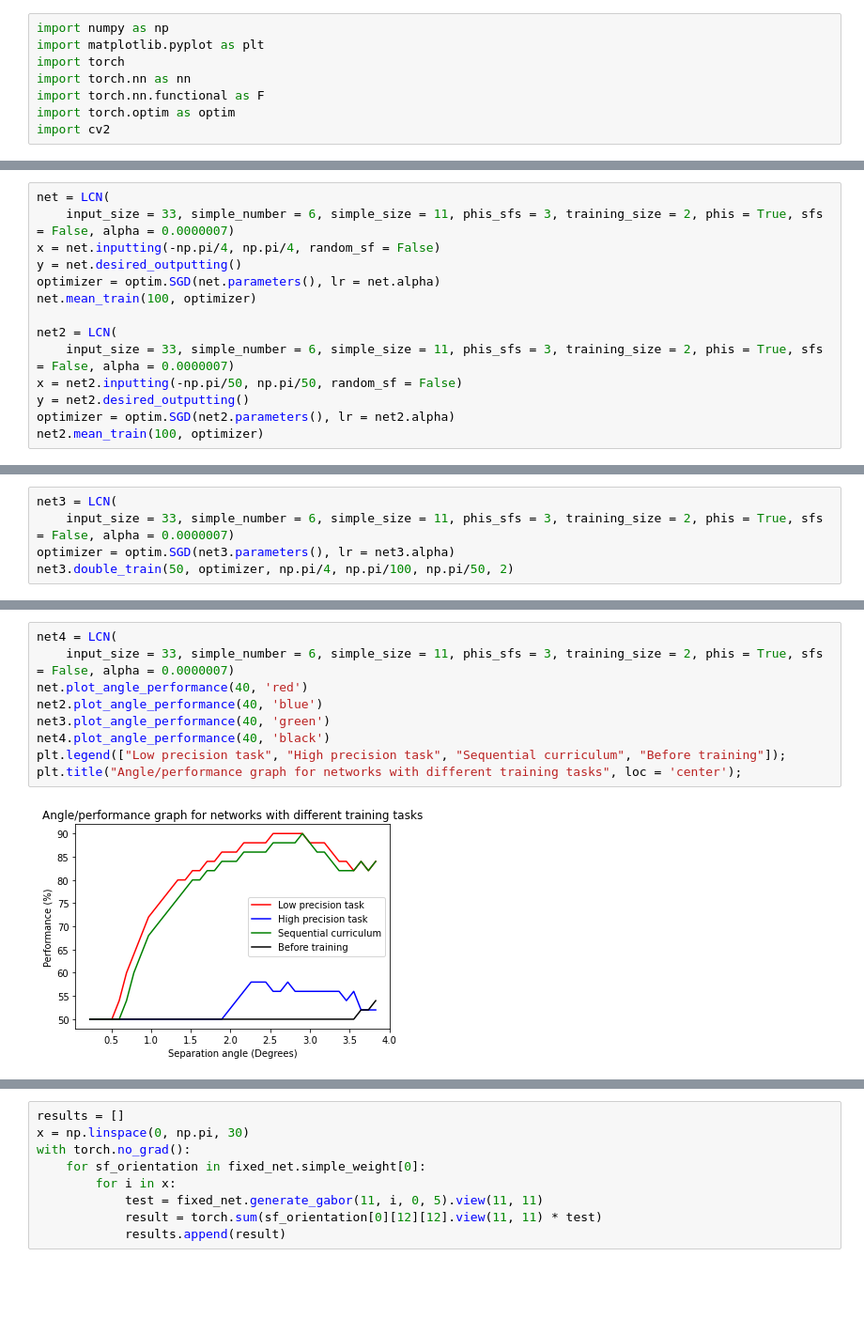
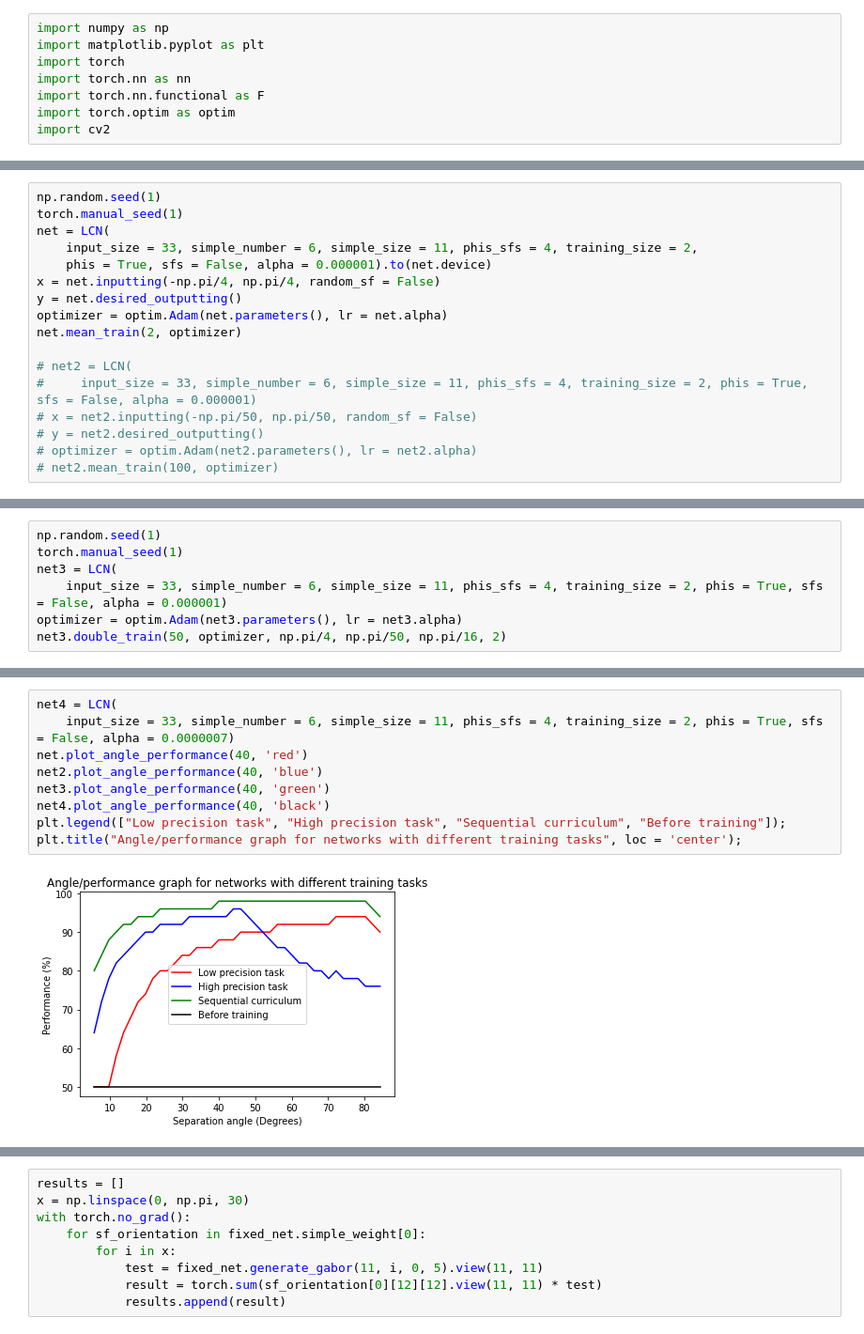
Before and after one commit to pacochow/Modelling-vpl, a Jupyter notebook: Locally_connected_network.ipynb, the cells around one changed output, grey strips where cells are left out. Shown at 94% size. Cells and saved outputs as stored; diff of their text form; blank space fills up the shorter version.

```diff
--- a/Locally_connected_network.ipynb
+++ b/Locally_connected_network.ipynb
@@ -359,18 +384,21 @@ class LCN(nn.Module):
         plt.ylabel("Response")
 # %%
+np.random.seed(1)
+torch.manual_seed(1)
 net = LCN(
-    input_size = 33, simple_number = 6, simple_size = 11, phis_sfs = 3, training_size = 2, phis = True, sfs = False, alpha = 0.0000007)
+    input_size = 33, simple_number = 6, simple_size = 11, phis_sfs = 4, training_size = 2,
+    phis = True, sfs = False, alpha = 0.000001).to(net.device)
 x = net.inputting(-np.pi/4, np.pi/4, random_sf = False)
 y = net.desired_outputting()
-optimizer = optim.SGD(net.parameters(), lr = net.alpha)
-net.mean_train(100, optimizer)
+optimizer = optim.Adam(net.parameters(), lr = net.alpha)
+net.mean_train(2, optimizer)
 
-net2 = LCN(
-    input_size = 33, simple_number = 6, simple_size = 11, phis_sfs = 3, training_size = 2, phis = True, sfs = False, alpha = 0.0000007)
-x = net2.inputting(-np.pi/50, np.pi/50, random_sf = False)
-y = net2.desired_outputting()
-optimizer = optim.SGD(net2.parameters(), lr = net2.alpha)
-net2.mean_train(100, optimizer)
+# net2 = LCN(
+#     input_size = 33, simple_number = 6, simple_size = 11, phis_sfs = 4, training_size = 2, phis = True, sfs = False, alpha = 0.000001)
+# x = net2.inputting(-np.pi/50, np.pi/50, random_sf = False)
+# y = net2.desired_outputting()
+# optimizer = optim.Adam(net2.parameters(), lr = net2.alpha)
+# net2.mean_train(100, optimizer)
 # %%
 plt.figure(figsize = [20, 20])
 plt.subplot(3, 3, 1)
@@ -390,8 +418,10 @@ plt.legend(["Low precision task training performance",
 # %%
+np.random.seed(1)
+torch.manual_seed(1)
 net3 = LCN(
-    input_size = 33, simple_number = 6, simple_size = 11, phis_sfs = 3, training_size = 2, phis = True, sfs = False, alpha = 0.0000007)
-optimizer = optim.SGD(net3.parameters(), lr = net3.alpha)
-net3.double_train(50, optimizer, np.pi/4, np.pi/100, np.pi/50, 2)
+    input_size = 33, simple_number = 6, simple_size = 11, phis_sfs = 4, training_size = 2, phis = True, sfs = False, alpha = 0.000001)
+optimizer = optim.Adam(net3.parameters(), lr = net3.alpha)
+net3.double_train(50, optimizer, np.pi/4, np.pi/50, np.pi/16, 2)
 # %%
 plt.figure(figsize = [20, 20])
 plt.subplot(3, 3, 1)
@@ -411,14 +441,14 @@ plt.axvline(50, 0, 1, linestyle = 'dashed', color = 'black');
 # %%
 net4 = LCN(
-    input_size = 33, simple_number = 6, simple_size = 11, phis_sfs = 3, training_size = 2, phis = True, sfs = False, alpha = 0.0000007)
+    input_size = 33, simple_number = 6, simple_size = 11, phis_sfs = 4, training_size = 2, phis = True, sfs = False, alpha = 0.0000007)
 net.plot_angle_performance(40, 'red')
 net2.plot_angle_performance(40, 'blue')
 net3.plot_angle_performance(40, 'green')
 net4.plot_angle_performance(40, 'black')
 plt.legend(["Low precision task", "High precision task", "Sequential curriculum", "Before training"]);
 plt.title("Angle/performance graph for networks with different training tasks", loc = 'center');
 # %% [output]
-[figure, old version]
+[figure, new version]
 # %%
 net.plot_weight_change('red', v1 = True)
 net2.plot_weight_change('blue', v1 = True)
```
Also changed, not shown: parts of 34 cells of this notebook.
